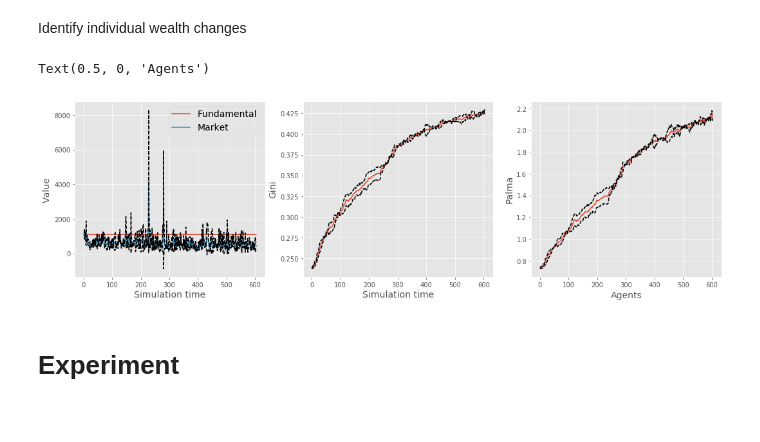
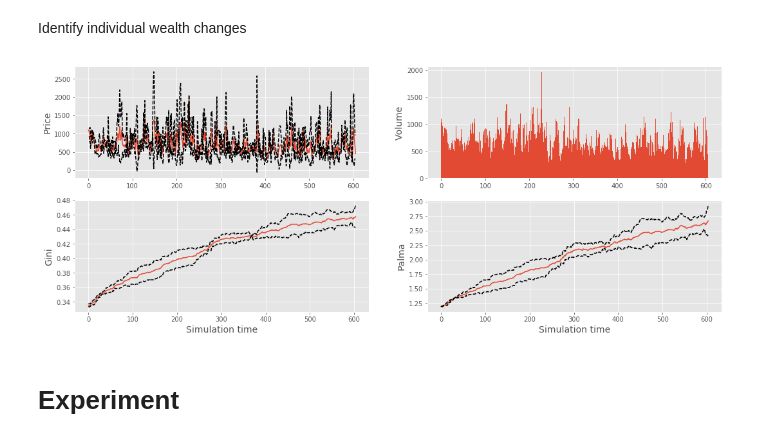
Before and after one commit to joerischasfoort/asset_volatility_wealth_inequality, a Jupyter notebook: volatility_inequality_model.ipynb, the cells around one changed output. Drawn from its saved outputs; the diff is of its cells as text; code cells hidden in the pictures.

```diff
--- a/volatility_inequality_model.ipynb
+++ b/volatility_inequality_model.ipynb
@@ -51,7 +51,7 @@ params = {"trader_sample_size": 10, # selected for comp efficiency
           'spread_max': 0.004087, # estimate from Riordan & Storkenmaier (2012)
           "horizon": int(len(p) * 0.35), # estimate based on average churn ratio found by Cella, Ellul and Giannetti (2013)
           "std_noise": 0.01,
-          "w_random": 0.1,
+          "w_random": 1.0,
           # parameter only used for experiment
           "mean_reversion": 0.0,
           # fixed / not modelled parameters
@@ -153,11 +153,11 @@ To start the estimation procedure, I first sample the parameter space using Lati
 population_size = 1
 # %%
 problem = {
-  'num_vars': 2,
-  'names': ['std_noise',
-            'w_random'],
-  'bounds': [[0.05, 0.20],
-             [0.02, 0.20]]
+  'num_vars': 1,
+  'names': ['std_noise'],#,
+            #'w_random'],
+  'bounds': [[0.05, 0.20]]#,
+             #[0.02, 0.20]]
 }
 # %%
 latin_hyper_cube = latin.sample(problem=problem, N=population_size)
@@ -187,7 +189,7 @@ NRUNS = 2
 trdrs0 = []
 orbs0 = []
 for seed in range(NRUNS):
-    traders0, orderbook0 = init_objects_distr(params, seed)
+    traders0, orderbook0 = init_objects_unequal(params, seed, equality=1.0)
     traders0, orderbook0 = volatility_inequality_model2(traders0, orderbook0, params, seed)
     trdrs0.append(traders0)
     orbs0.append(orderbook0)
@@ -271,34 +273,36 @@ for t in range(params['ticks']):
     low_palma_ot.append(low)
     up_palma_ot.append(up)
 # %%
-fig, (ax1, ax2, ax3) = plt.subplots(1, 3, figsize=(18,5))
+fig, ((ax1, ax2),(ax3, ax4)) = plt.subplots(2, 2, figsize=(18,7))
 
-ax1.plot(mc_fundamentals.index, mc_fundamentals.mean(axis=1), label='Fundamental')
+#ax1.plot(mc_fundamentals.index, mc_fundamentals.mean(axis=1), label='Fundamental')
 #ax1.plot(mc_prices.index, (mc_prices.mean(axis=1) / mc_fundamentals.mean(axis=1))[:], label='Market')
 ax1.plot(mc_prices.index, mc_prices.mean(axis=1), label='Market')
 ax1.plot(mc_prices.index[:-1], lower_c_price, 'k--')
 ax1.plot(mc_prices.index[:-1], upper_c_price, 'k--')
-ax1.legend(loc='best', fontsize='14')
+#ax1.legend(loc='best', fontsize='14')
 
-ax1.set_ylabel('Value', fontsize='14')
+ax1.set_ylabel('Price', fontsize='14')
 
-ax2.plot(range(len(av_gini_ot[:])), av_gini_ot[:])
-ax2.plot(range(len(low_gini_ot[:])), low_gini_ot[:], 'k--')
-ax2.plot(range(len(up_gini_ot[:])), up_gini_ot[:], 'k--')
-ax2.set_ylabel('Gini', fontsize='14')
+ax2.bar(mc_prices.index, mc_prices.mean(axis=1), width=1.0)
+ax2.set_ylabel('Volume', fontsize='14')
 
-ax3.plot(range(len(av_gini_ot[:])), av_palma_ot[:])
-ax3.plot(range(len(low_gini_ot[:])), low_palma_ot[:], 'k--')
-ax3.plot(range(len(up_gini_ot[:])), up_palma_ot[:], 'k--')
-ax3.set_ylabel('Palma', fontsize='14')
+ax3.plot(range(len(av_gini_ot[:])), av_gini_ot[:])
+ax3.plot(range(len(low_gini_ot[:])), low_gini_ot[:], 'k--')
+ax3.plot(range(len(up_gini_ot[:])), up_gini_ot[:], 'k--')
+ax3.set_ylabel('Gini', fontsize='14')
+
+ax4.plot(range(len(av_gini_ot[:])), av_palma_ot[:])
+ax4.plot(range(len(low_gini_ot[:])), low_palma_ot[:], 'k--')
+ax4.plot(range(len(up_gini_ot[:])), up_palma_ot[:], 'k--')
+ax4.set_ylabel('Palma', fontsize='14')
 
 
-for ax in (ax1, ax2, ax3):
+for ax in (ax3, ax4):
     ax.set_xlabel('Simulation time', fontsize='14')
 
-ax3.set_xlabel('Agents', fontsize='14')
+#ax3.set_xlabel('Agents', fontsize='14')
 
 #fig.savefig('baseline_dynamics.png', dpi=200, bbox_inches = 'tight', pad_inches = 0)
 # %% [output]
-Text(0.5, 0, 'Agents')
-[figure, old version]
+[figure, new version]
```
Also changed, not shown: parts of 34 cells of this notebook, 5 other files.
